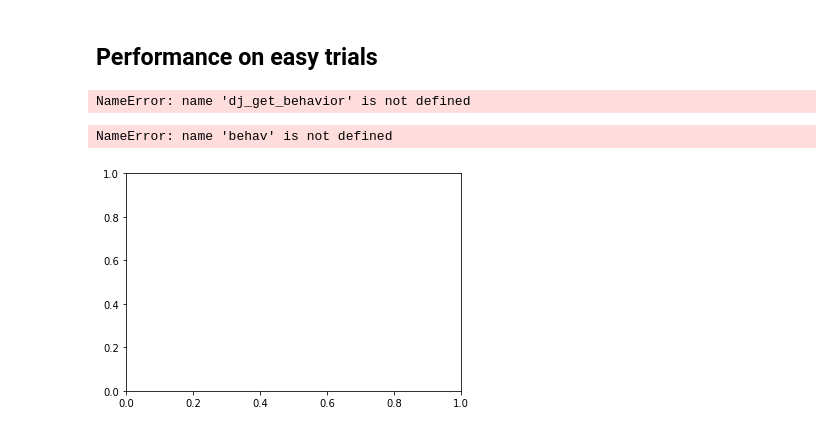
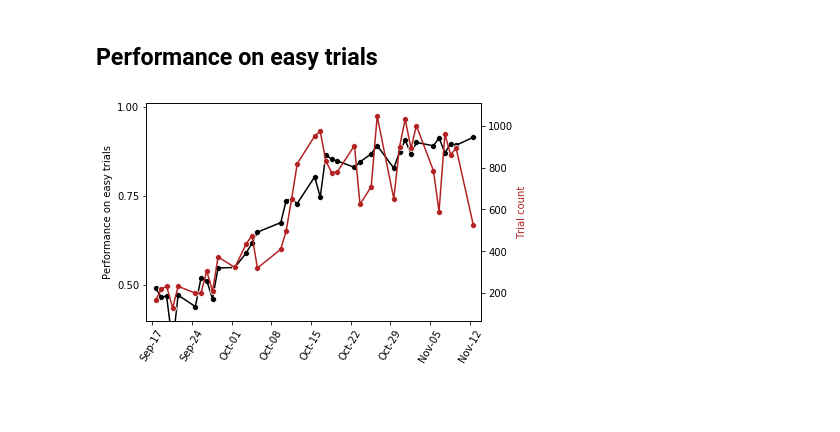
Before and after one commit to int-brain-lab/IBL-pipeline, a Jupyter notebook: notebooks/Behavioral overview snapshot.ipynb, the cells around one changed output. Saved outputs shown, nothing was run; the diff lists cells and outputs as text; code cells hidden in the pictures; blank space fills up the shorter version.

Commit message:
Implement performance plot.

```diff
--- a/notebooks/Behavioral overview snapshot.ipynb
+++ b/notebooks/Behavioral overview snapshot.ipynb
@@ -142,32 +74,37 @@ def dj_get_behavior(mousename, **kwargs):
-# %%
-behav = dj_get_behavior(ibj17)
-# %% [output]
-NameError: name 'dj_get_behavior' is not defined
+# %%
+b = behavior.TrialSet.Trial & ibl17
+# %%
+beh = pd.DataFrame(b.fetch(order_by='session_start_time'))
+beh['session_start_time'] = pd.to_datetime(beh.session_start_time)
+beh['date']       = beh['session_start_time'].dt.floor("D")
+beh['signedContrast'] = (beh['trial_stim_contrast_left'] - beh['trial_stim_contrast_right']) * 100
+beh['signedContrast'] = beh.signedContrast.astype(int)
+val_map = {'CCW': -1, 'No Go': 0, 'CW': 1}
+beh['choice'] = beh['trial_choice'].map(val_map)
+beh['correct']   = np.where(np.sign(beh['signedContrast']) == beh['choice'], 1, 0)
+beh.loc[beh['signedContrast'] == 0, 'correct'] = np.NaN
+beh['correct_easy'] = beh.correct
+beh.loc[np.abs(beh['signedContrast']) < 50, 'correct_easy'] = np.NaN
+correct_easy = beh.groupby(['session_start_time'])['correct_easy'].mean().reset_index()
+trialcounts = beh.groupby(['session_start_time'])['trial_id'].max().reset_index()
 # %%
 fig = plt.figure()
 ax = plt.subplot(1, 1, 1)
-behav['correct_easy'] = behav.correct
-behav.loc[np.abs(behav['signedContrast']) < 50, 'correct_easy'] = np.NaN
-correct_easy = behav.groupby(['start_time'])['correct_easy'].mean().reset_index()
-
-sns.lineplot(x="start_time", y="correct_easy", markers=True, color="black", data=correct_easy, ax=ax)
-sns.scatterplot(x="start_time", y="correct_easy", color="black", data=correct_easy, ax=ax)
+sns.lineplot(x="session_start_time", y="correct_easy", markers=True, color="black", data=correct_easy, ax=ax)
+sns.scatterplot(x="session_start_time", y="correct_easy", color="black", data=correct_easy, ax=ax)
 ax.set(xlabel='', ylabel="Performance on easy trials",
-    xlim=[behav.date.min()-timedelta(days=1), behav.date.max()+timedelta(days=2)],
+    xlim=[beh.date.min()-timedelta(days=1), beh.date.max()+timedelta(days=2)],
     yticks=[0.5, 0.75, 1], ylim=[0.4, 1.01])
 ax.yaxis.label.set_color("black")
-
-# overlay trial counts
-trialcounts = behav.groupby(['start_time'])['trial'].max().reset_index()
 righty = ax.twinx()
-sns.lineplot(x="start_time", y="trial", markers=True, color="firebrick", data=trialcounts, ax=righty)
-sns.scatterplot(x="start_time", y="trial", color="firebrick", data=trialcounts, ax=righty)
+sns.lineplot(x="session_start_time", y="trial_id", markers=True, color="firebrick", data=trialcounts, ax=righty)
+sns.scatterplot(x="session_start_time", y="trial_id", color="firebrick", data=trialcounts, ax=righty)
 righty.yaxis.label.set_color("firebrick")
 righty.grid(False)
 fix_date_axis(righty)
 fix_date_axis(ax)
 righty.set(xlabel='', ylabel="Trial count",
-xlim=[behav.date.min()-timedelta(days=1), behav.date.max()+timedelta(days=2)])
+xlim=[beh.date.min()-timedelta(days=1), beh.date.max()+timedelta(days=2)])
+fix_date_axis(ax)
 # %% [output]
-NameError: name 'behav' is not defined
-[figure, old version]
+[figure, new version]
```
Also changed, not shown: parts of 3 cells of this notebook, 1 other file.
